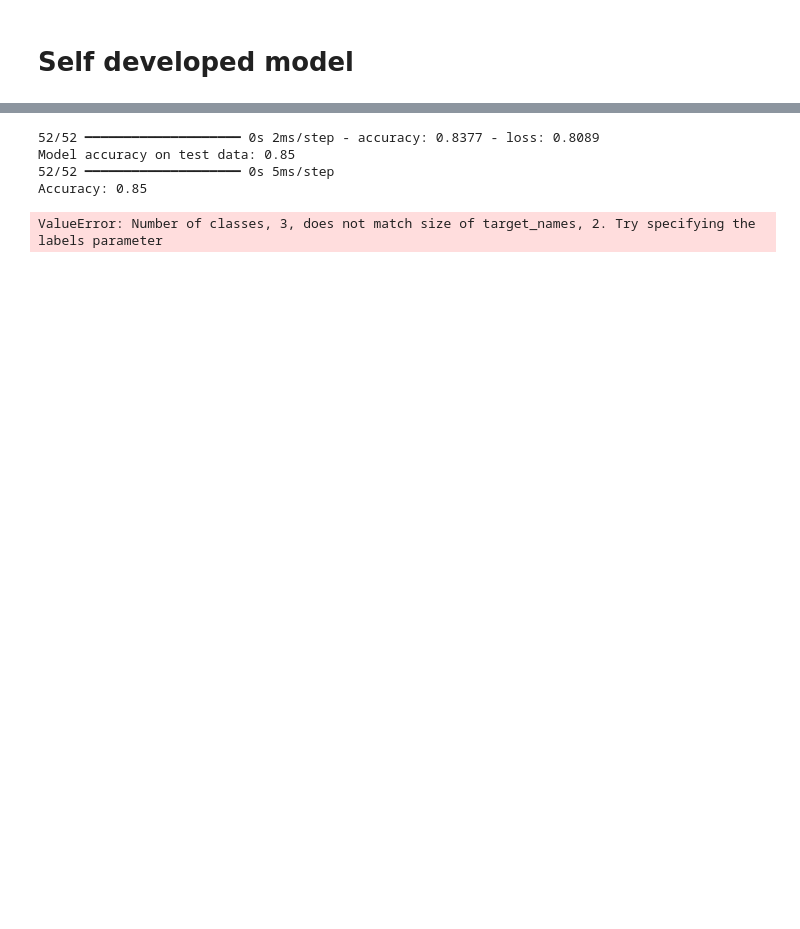
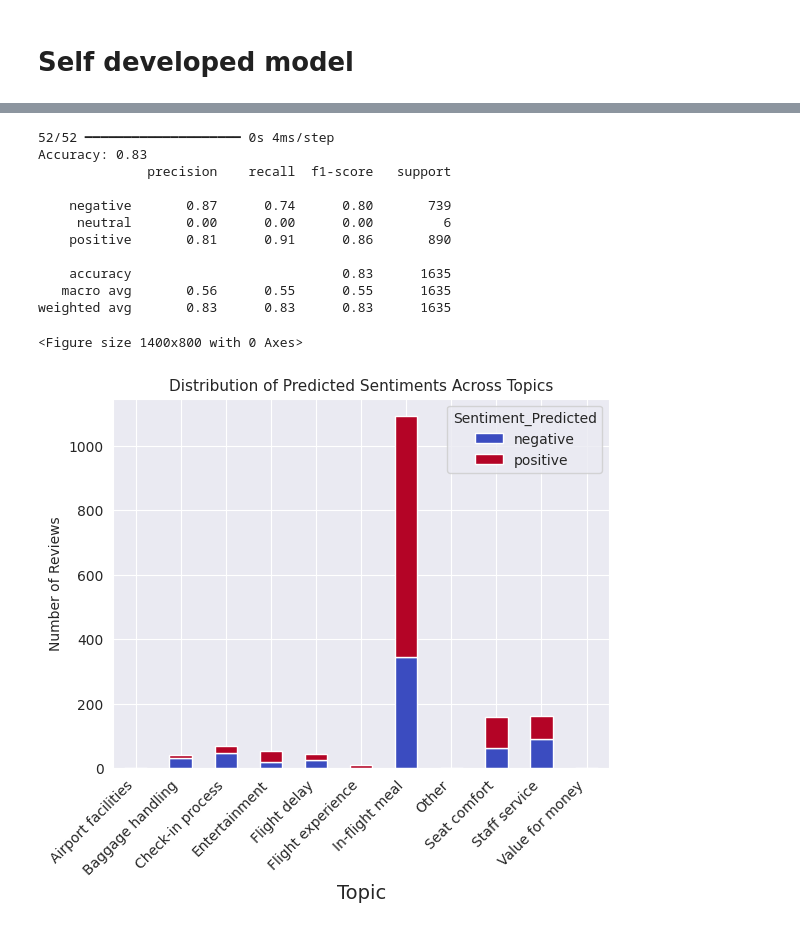
Before and after one commit to harshamathew1/Sentiment_analysis, a Jupyter notebook: project.ipynb, the cells around one changed output, grey strips where cells are left out. Cells and saved outputs as stored; diff of their text form; code cells hidden in the pictures; blank space fills up the shorter version.

```diff
--- a/project.ipynb
+++ b/project.ipynb
@@ -982,46 +1019,45 @@ Epoch 10/10
 # %%
-# Evaluate the model
-loss, accuracy = model.evaluate(X_test.toarray(), y_test)
-print(f"Model accuracy on test data: {accuracy:.2f}")
-
-# Predict sentiments for the test set
+# Predicting sentiments for the test set
 y_pred = model.predict(X_test.toarray())
 y_pred_classes = y_pred.argmax(axis=1)
 
-# Step 4: Print classification report and confusion matrix
+# Classification report and confusion matrix
 print(f"Accuracy: {accuracy_score(y_test, y_pred_classes):.2f}")
 
-# Get unique classes in y_pred_classes to avoid mismatch issues
-unique_classes_pred = np.unique(y_pred_classes)
+# Getting all possible labels from the label encoder
+all_labels = label_encoder.classes_
 
-# Adjust the label names to match the unique predictions
-target_names_adjusted = label_encoder.inverse_transform(unique_classes_pred)
-
-print(classification_report(y_test, y_pred_classes, target_names=target_names_adjusted))
+print(classification_report(y_test, y_pred_classes, target_names=all_labels))
 # %% [output]
-52/52 ━━━━━━━━━━━━━━━━━━━━ 0s 2ms/step - accuracy: 0.8377 - loss: 0.8089
-Model accuracy on test data: 0.85
-52/52 ━━━━━━━━━━━━━━━━━━━━ 0s 5ms/step
-Accuracy: 0.85
+52/52 ━━━━━━━━━━━━━━━━━━━━ 0s 4ms/step
+Accuracy: 0.83
+              precision    recall  f1-score   support
+
+    negative       0.87      0.74      0.80       739
+     neutral       0.00      0.00      0.00         6
+    positive       0.81      0.91      0.86       890
+
+    accuracy                           0.83      1635
+   macro avg       0.56      0.55      0.55      1635
+weighted avg       0.83      0.83      0.83      1635
-ValueError: Number of classes, 3, does not match size of target_names, 2. Try specifying the labels parameter
 # %%
-# Adding sentiment predictions to the test subset of the DataFrame
-# Use the original indices from the split to select the corresponding rows from the DataFrame
-df_test = df.loc[y_test.index]  # Use .loc instead of .iloc to align with original DataFrame indices
-
 # Adding sentiment predictions to the test DataFrame
 df_test['Sentiment_Predicted'] = label_encoder.inverse_transform(y_pred_classes)
 
-# Group by topic and sentiment to see the distribution (only for test data)
-topic_sentiment_analysis = df_test.groupby(['Assigned_Topic', 'Sentiment_Predicted']).size().unstack().fillna(0)
+# Grouping by topic and sentiment to see the distribution
+topic_sentiment_analysis = df_test.groupby(['Assigned_Topic',
+                                            'Sentiment_Predicted'
+                                            ]).size().unstack().fillna(0)
 
 # Visualizing the distribution
 plt.figure(figsize=(14, 8))
 topic_sentiment_analysis.plot(kind='bar', stacked=True, colormap='coolwarm')
 
-plt.title('Distribution of Predicted Sentiments Across Topics', fontsize=16)
-plt.xlabel('Topic', fontsize=14)
-plt.ylabel('Number of Reviews', fontsize=14)
+plt.title('Distribution of Predicted Sentiments Across Topics', fontsize=11)
+plt.xlabel('Topic')
+plt.ylabel('Number of Reviews')
 plt.xticks(rotation=45, ha='right')
-
 plt.show()
+# %% [output]
+<Figure size 1400x800 with 0 Axes>
+[figure, added]
```
Also changed, not shown: parts of 21 cells of this notebook.
